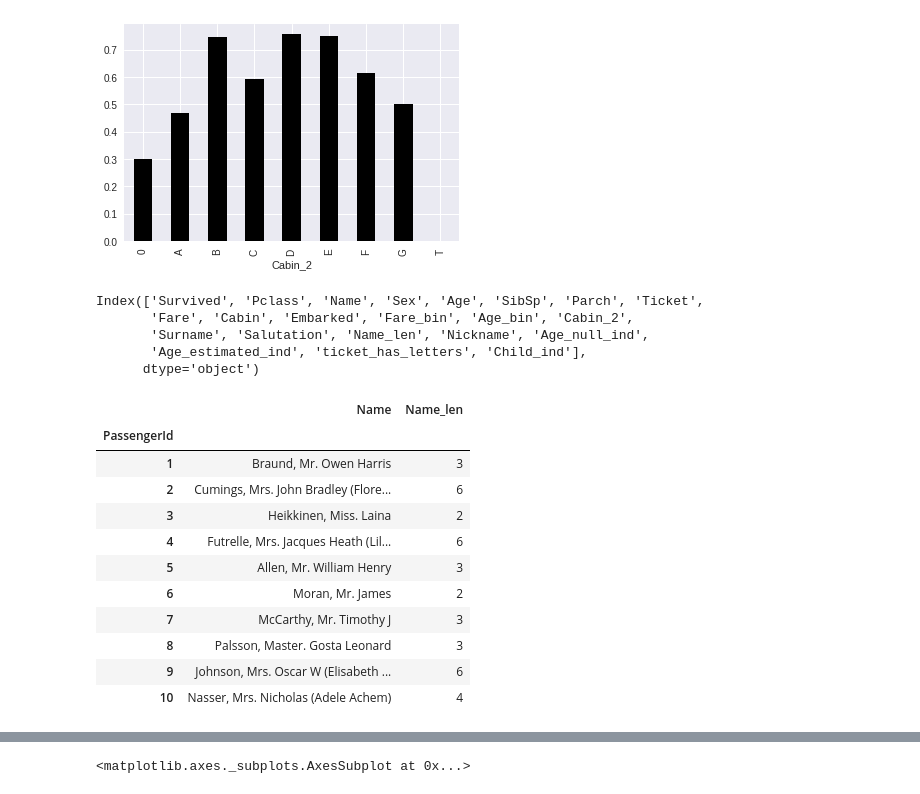
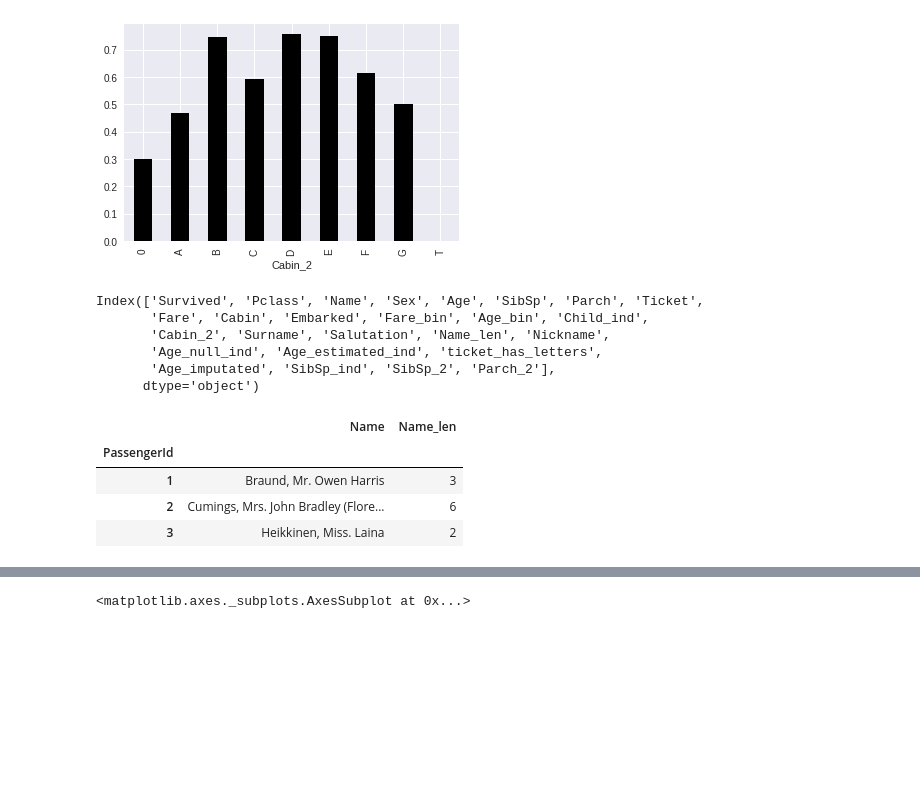
Before and after one commit to Pritishsingla/Titanic_kaggle, a Jupyter notebook: Titanic_Kaggle.ipynb, the cells around one changed output, grey strips where cells are left out. Drawn from its saved outputs; the diff is of its cells as text; code cells hidden in the pictures; blank space fills up the shorter version.

```diff
--- a/Titanic_Kaggle.ipynb
+++ b/Titanic_Kaggle.ipynb
@@ -112,7 +116,7 @@ train.groupby('Fare_bin').agg('mean')['Survived'].plot()
 <matplotlib.axes._subplots.AxesSubplot at 0x...>
 [figure]
 # %%
-train['Age_bin'] = pd.qcut(train['Age'], q=10)
+train['Age_bin'] = pd.qcut(train['Age'], q=10, labels=range(1,11))
 train.groupby('Age_bin').agg('mean')['Survived'].plot()
 train['Child_ind'] = train['Age'] <14.0
 # %% [output]
@@ -144,27 +148,22 @@ train[[ 'Name', 'Surname', 'Salutation']].head()
 train.columns
 # %% [output]
 Index(['Survived', 'Pclass', 'Name', 'Sex', 'Age', 'SibSp', 'Parch', 'Ticket',
-       'Fare', 'Cabin', 'Embarked', 'Fare_bin', 'Age_bin', 'Cabin_2',
-       'Surname', 'Salutation', 'Name_len', 'Nickname', 'Age_null_ind',
-       'Age_estimated_ind', 'ticket_has_letters', 'Child_ind'],
+       'Fare', 'Cabin', 'Embarked', 'Fare_bin', 'Age_bin', 'Child_ind',
+       'Cabin_2', 'Surname', 'Salutation', 'Name_len', 'Nickname',
+       'Age_null_ind', 'Age_estimated_ind', 'ticket_has_letters',
+       'Age_imputated', 'SibSp_ind', 'SibSp_2', 'Parch_2'],
       dtype='object')
 # %%
 train['Salutation'].value_counts()
 train['Salutation'] = train['Salutation'].apply(lambda x: x if x in ['Mr', 'Miss', 'Master', 'Mrs'] else 'Other' )
 # %%
+
 train['Name_len'] = train.Name.apply(lambda x: len(x.split(' '))-1)
-train[['Name', 'Name_len']].head(10)
+train[['Name', 'Name_len']].head(3)
 # %% [output]
 |  | Name | Name_len |
 | PassengerId |  |  |
 | 1 | Braund, Mr. Owen Harris | 3 |
 | 2 | Cumings, Mrs. John Bradley (Flore... | 6 |
 | 3 | Heikkinen, Miss. Laina | 2 |
-| 4 | Futrelle, Mrs. Jacques Heath (Lil... | 6 |
-| 5 | Allen, Mr. William Henry | 3 |
-| 6 | Moran, Mr. James | 2 |
-| 7 | McCarthy, Mr. Timothy J | 3 |
-| 8 | Palsson, Master. Gosta Leonard | 3 |
-| 9 | Johnson, Mrs. Oscar W (Elisabeth ... | 6 |
-| 10 | Nasser, Mrs. Nicholas (Adele Achem) | 4 |
 # %%
```
Also changed, not shown: parts of 22 cells of this notebook.
